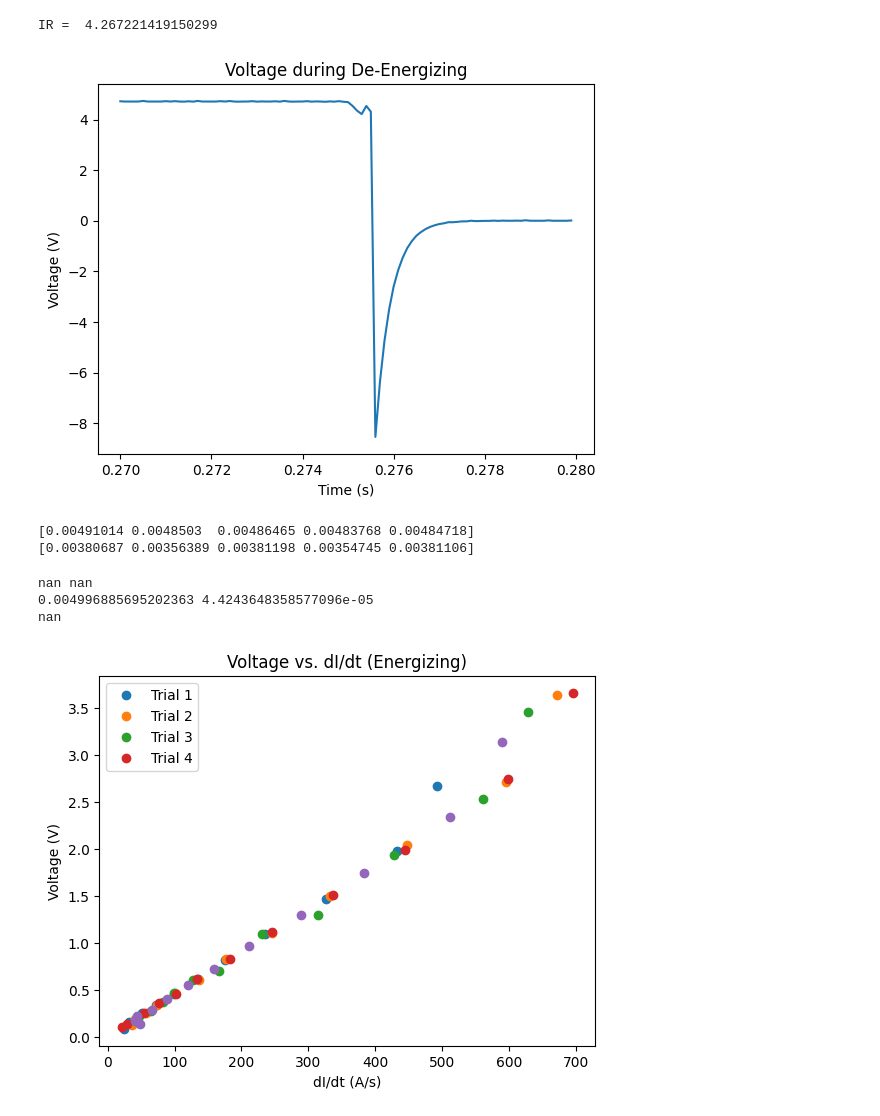
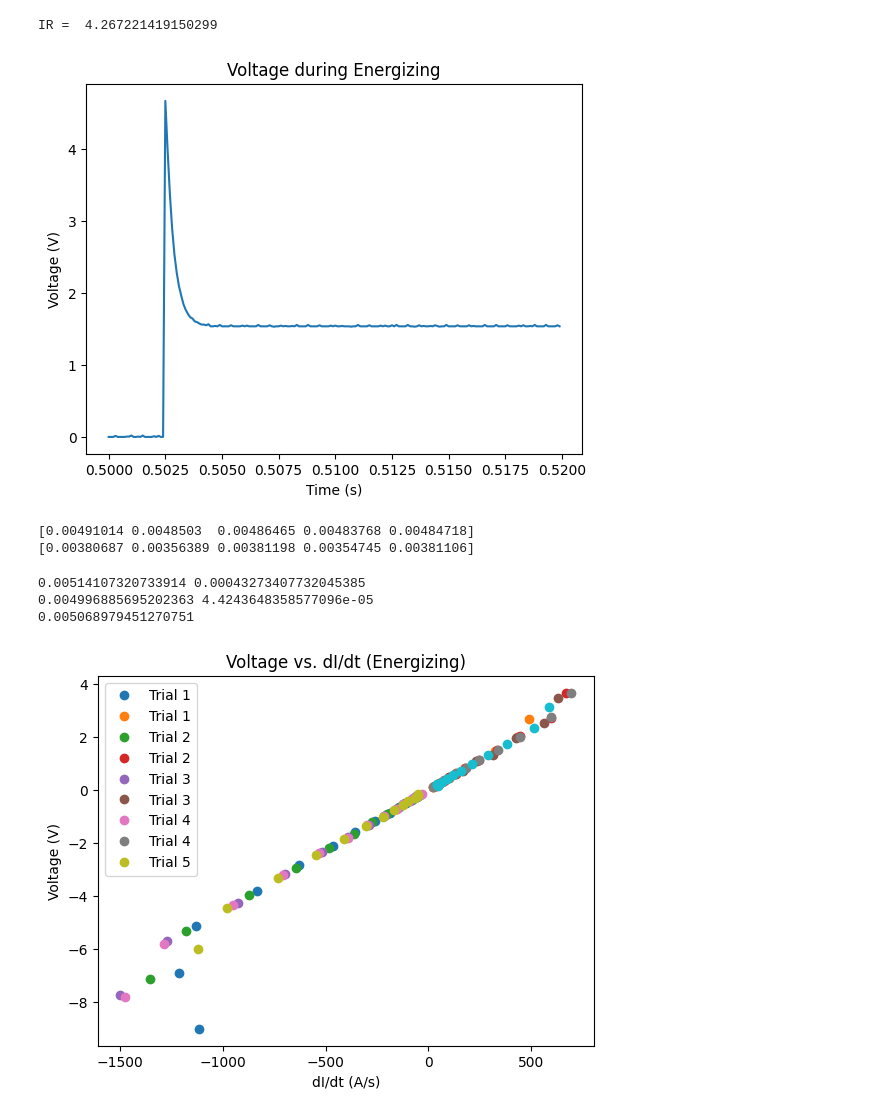
Before and after one commit to wujessica17/inductance, a Jupyter notebook: inductance.ipynb, the cells around one changed output. Cells and saved outputs as stored; diff of their text form; code cells hidden in the pictures.

```diff
--- a/inductance.ipynb
+++ b/inductance.ipynb
@@ -67,13 +67,13 @@ print("IR = ", IR)
 # %% [output]
 IR =  4.267221419150299
 # %%
-plt.plot(dts[0][2700:2800], dvs[0][2700:2800])
-plt.title("Voltage during De-Energizing")
+plt.plot(cts[0][5000:5200], cvs[0][5000:5200])
+plt.title("Voltage during Energizing")
 plt.xlabel("Time (s)")
 plt.ylabel("Voltage (V)")
 plt.show()
 # %% [output]
-[figure, old version]
+[figure, new version]
 # %%
 # Discharge columns
 dt1 = getColumn("discharge1_t")[2757:2771]
@@ -153,31 +153,31 @@ print(charge)
 # %%
 def getInductance(t, i, v, ind):
     v_ = v.copy()
     dIdt = np.gradient(i, t[1] - t[0])
     for j in range(len(v)):
         v_[j] -= IR * i[j]
     z = np.polyfit(dIdt, v_, 1)
     plt.title("Voltage vs. dI/dt (Energizing)")
     plt.xlabel("dI/dt (A/s)")
     plt.ylabel("Voltage (V)")
     plt.legend()
     plt.plot(dIdt, v_, 'o', label=f"Trial {ind + 1}")
     return z[0]
 
 ic = []
 id = []
 
-plt.show()
+# plt.show()
 
 for i in range(5):
-    # id.append(getInductance(dts[i], dis[i], dvs[i], i))
+    id.append(getInductance(dts[i], dis[i], dvs[i], i))
     ic.append(getInductance(cts[i], cis[i], cvs[i], i))
 
 print(np.mean(id), np.std(id))
 print(np.mean(ic), np.std(ic))
 print((np.mean(id) + np.mean(ic)) / 2)
 # %% [output]
-nan nan
+0.00514107320733914 0.00043273407732045385
 0.004996885695202363 4.4243648358577096e-05
-nan
+0.005068979451270751
-[figure, old version]
+[figure, new version]
```
